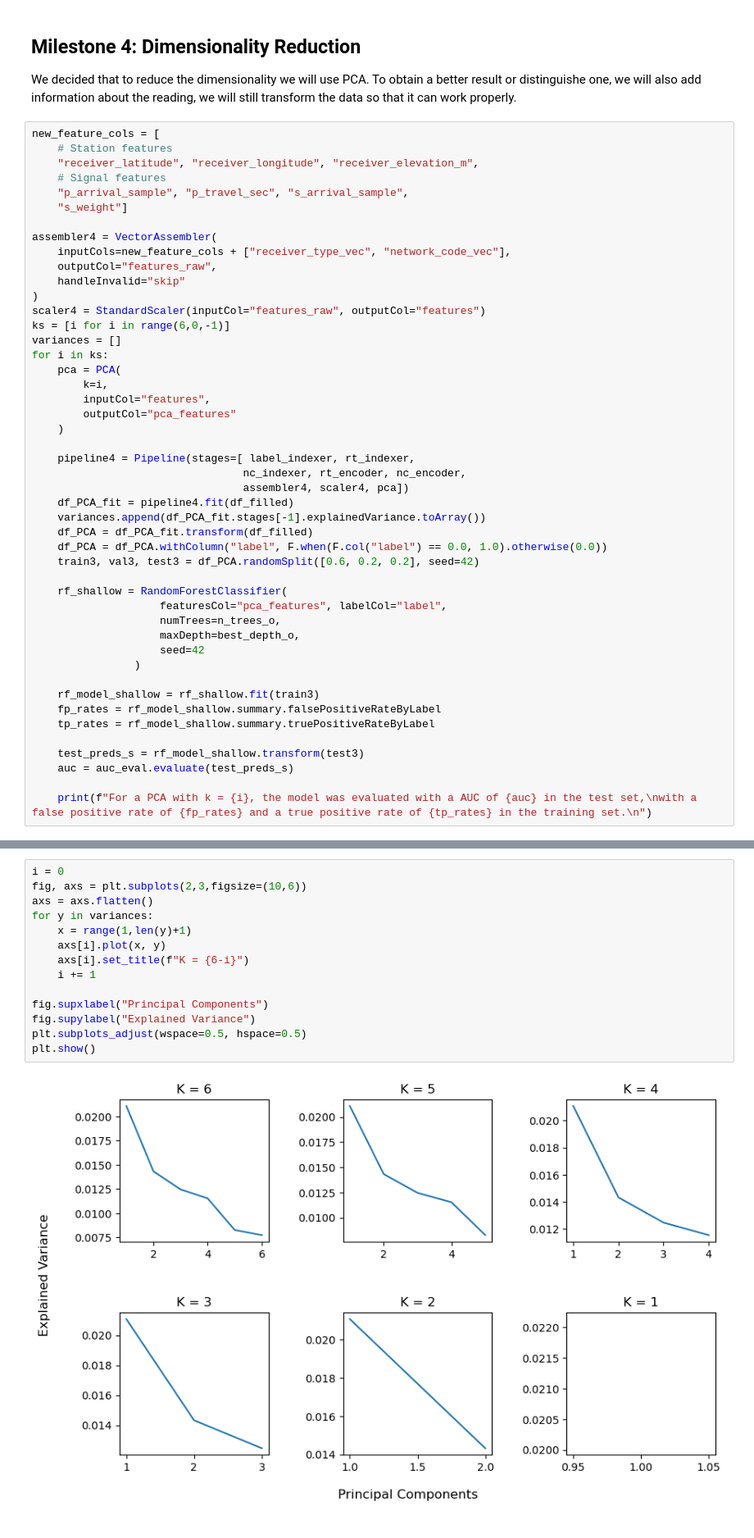
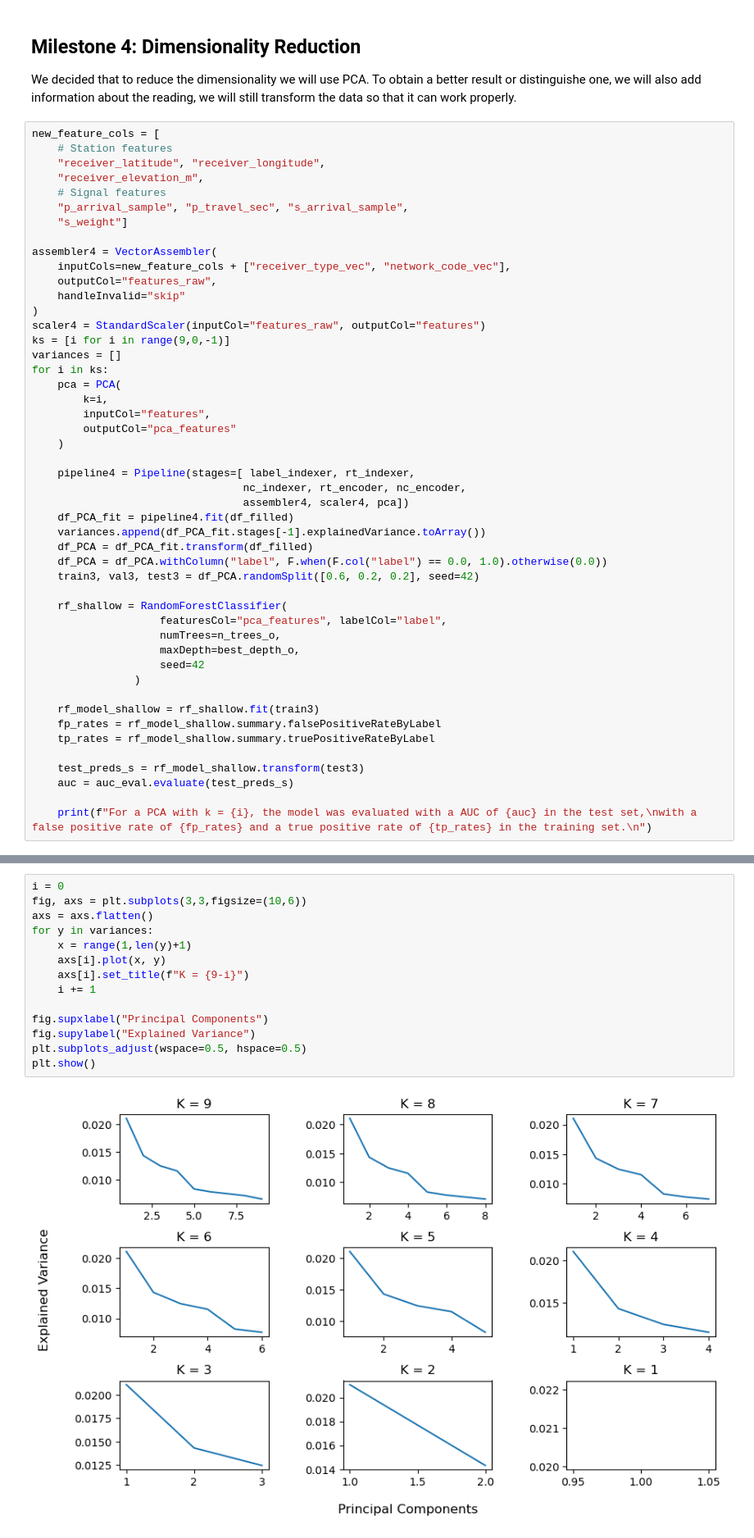
Before and after one commit to Marcomont01/stead-spark-data-exploration, a Jupyter notebook: Notebook.ipynb, the cells around one changed output, grey strips where cells are left out. Shown at 82% size. Cells and saved outputs as stored; diff of their text form.

```diff
--- a/Notebook.ipynb
+++ b/Notebook.ipynb
@@ -702,7 +702,8 @@ We decided that to reduce the dimensionality we will use PCA. To obtain a better
 # %%
 new_feature_cols = [
     # Station features
-    "receiver_latitude", "receiver_longitude", "receiver_elevation_m",
+    "receiver_latitude", "receiver_longitude",
+    "receiver_elevation_m",
     # Signal features
     "p_arrival_sample", "p_travel_sec", "s_arrival_sample",
     "s_weight"]
@@ -713,7 +714,7 @@ assembler4 = VectorAssembler(
     handleInvalid="skip"
 )
 scaler4 = StandardScaler(inputCol="features_raw", outputCol="features")
-ks = [i for i in range(6,0,-1)]
+ks = [i for i in range(9,0,-1)]
 variances = []
 for i in ks:
     pca = PCA(
@@ -766,17 +767,17 @@ For a PCA with k = 1, the model was evaluated with a AUC of 0.9430993061960432 i
 with a false positive rate of [0.016486035882039375, 0.09724959906176922] and a true positive rate of [0.9027504009382308, 0.9835139641179607] in the training set.
 # %%
 i = 0
-fig, axs = plt.subplots(2,3,figsize=(10,6))
+fig, axs = plt.subplots(3,3,figsize=(10,6))
 axs = axs.flatten()
 for y in variances:
     x = range(1,len(y)+1)
     axs[i].plot(x, y)
-    axs[i].set_title(f"K = {6-i}")
+    axs[i].set_title(f"K = {9-i}")
     i += 1
 
 fig.supxlabel("Principal Components")
 fig.supylabel("Explained Variance")
 plt.subplots_adjust(wspace=0.5, hspace=0.5)
 plt.show()
 # %% [output]
-[figure, old version]
+[figure, new version]
```
Also changed, not shown: parts of 1 cell of this notebook.
